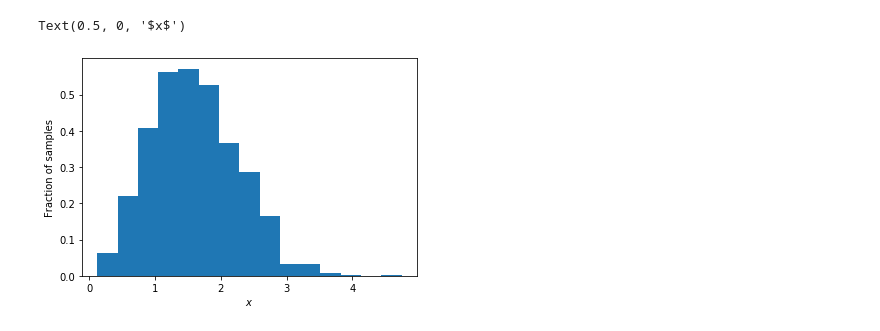
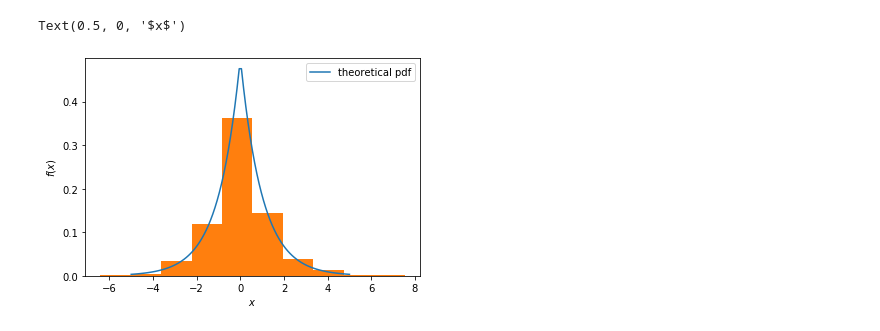
Before and after one commit to basvasilich/study_ml, a Jupyter notebook: week4/Week4 task.ipynb, the cells around one changed output. Drawn from its saved outputs; the diff is of its cells as text; code cells hidden in the pictures.

```diff
--- a/week4/Week4 task.ipynb
+++ b/week4/Week4 task.ipynb
@@ -6,17 +13,19 @@ import matplotlib.pyplot as plt
 import scipy.stats as sts
 %matplotlib inline
 # %%
-# Выберите ваше любимое непрерывное распределение
-# Распределение Максвела
-
 # Сгенерируйте из него выборку объёма 1000
-sample = sts.maxwell.rvs(size=1000)
+sample = sts.laplace.rvs(size=1000)
 # %%
 # постройте гистограмму выборки и нарисуйте поверх неё теоретическую плотность распределения вашей случайной величины
-plt.hist(sample, bins=15, density=True)
-plt.ylabel('Fraction of samples')
+
+x = np.linspace(-5,5,100)
+pdf = sts.laplace.pdf(x)
+plt.plot(x, pdf, label='theoretical pdf')
+plt.legend()
+plt.hist(sample, bins=10, density=True)
+plt.ylabel('$f(x)$')
 plt.xlabel('$x$')
 # %% [output]
 Text(0.5, 0, '$x$')
-[figure, old version]
+[figure, new version]
 # %%
```
Also changed, not shown: parts of 7 cells of this notebook.
